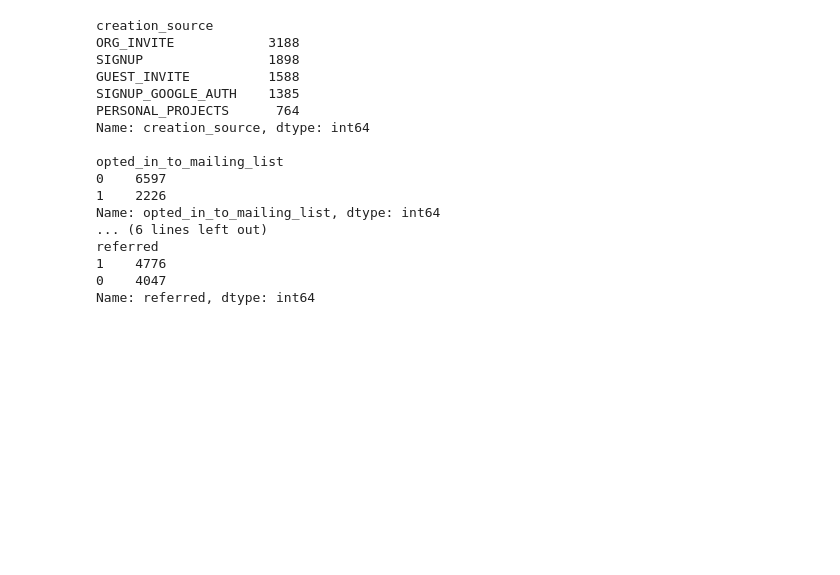
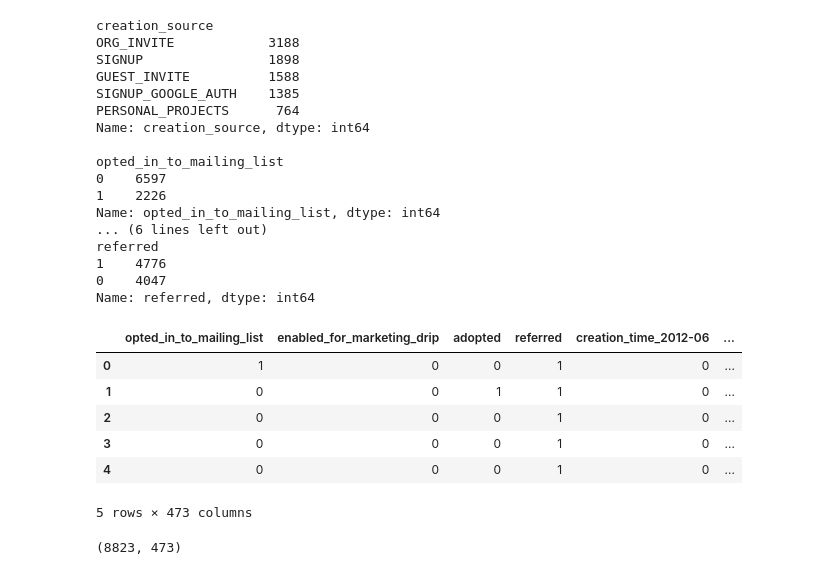
Before and after one commit to AOlden/sb-projects, a Jupyter notebook: relax_challenge/relax_take_home.ipynb, the cells around one changed output. Drawn from its saved outputs; the diff is of its cells as text; code cells hidden in the pictures; blank space fills up the shorter version.

```diff
--- a/relax_challenge/relax_take_home.ipynb
+++ b/relax_challenge/relax_take_home.ipynb
@@ -308 +317,20 @@ Name: referred, dtype: int64
+# %%
+# one-hot encoding to create binaries for each level of categorical variables
+cols = ['creation_time', 'creation_source', 'last_session_creation_time', 'org_id']
+
+one_hot = pd.get_dummies(merged_drop, columns = cols, drop_first = True)
+one_hot.head()
+# %% [output]
+|  | opted_in_to_mailing_list | enabled_for_marketing_drip | adopted | referred | creation_time_2012-06 | ... |
+| 0 | 1 | 0 | 0 | 1 | 0 | ... |
+| 1 | 0 | 0 | 1 | 1 | 0 | ... |
+| 2 | 0 | 0 | 0 | 1 | 0 | ... |
+| 3 | 0 | 0 | 0 | 1 | 0 | ... |
+| 4 | 0 | 0 | 0 | 1 | 0 | ... |
+5 rows × 473 columns
+# %%
+# check dimensions of new df
+one_hot.shape
+# %% [output]
+(8823, 473)
 # %%
```
Also changed, not shown: parts of 4 cells of this notebook.
